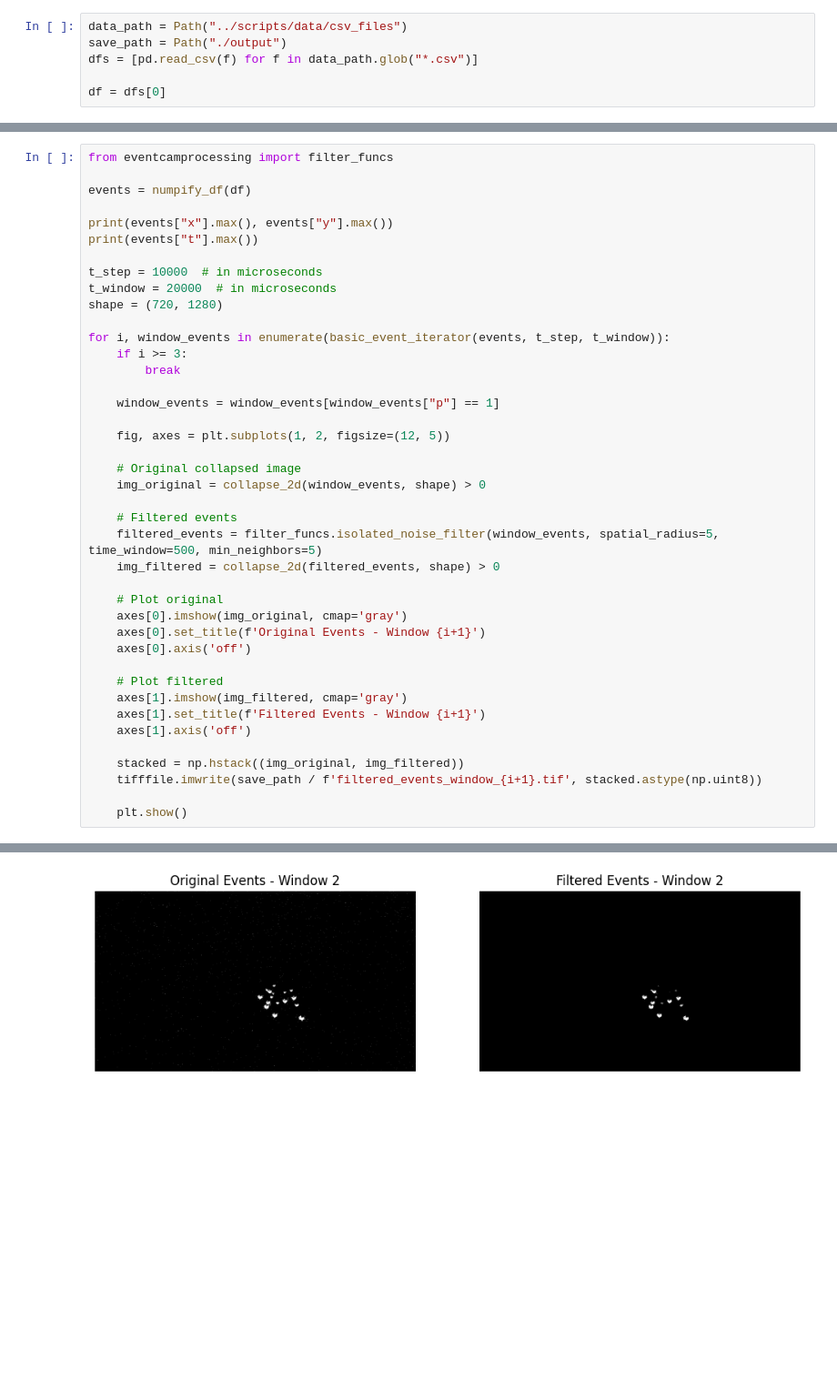
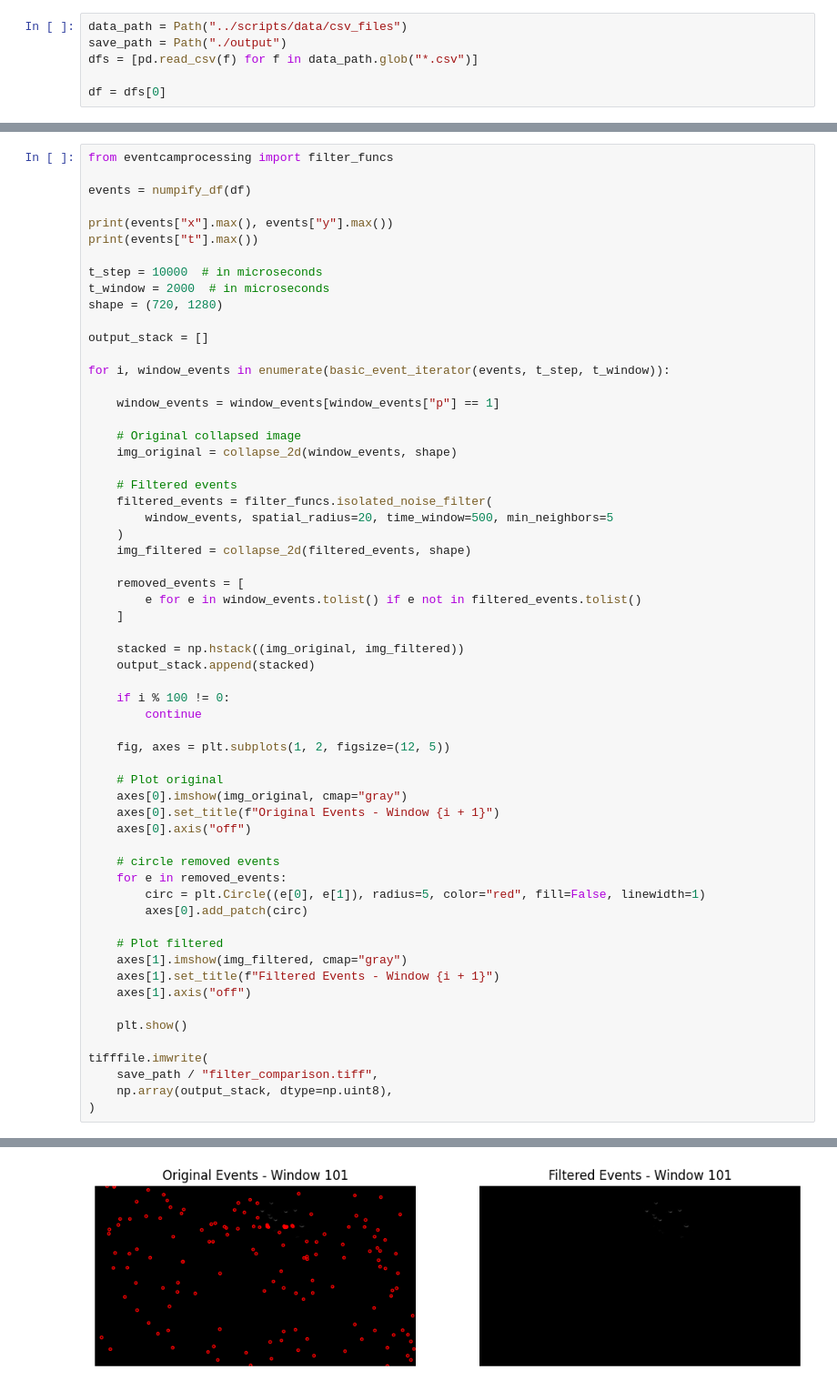
Before and after one commit to Harrison-Oatman/EventCamProcessing, a Jupyter notebook: figures/filter_figures.ipynb, the cells around one changed output, grey strips where cells are left out. Shown at 91% size. Drawn from its saved outputs; the diff is of its cells as text; blank space fills up the shorter version.

Commit message:
Figure jupyter notebooks

```diff
--- a/figures/filter_figures.ipynb
+++ b/figures/filter_figures.ipynb
@@ -56,37 +22,56 @@ print(events["x"].max(), events["y"].max())
 print(events["t"].max())
 
 t_step = 10000  # in microseconds
-t_window = 20000  # in microseconds
+t_window = 2000  # in microseconds
 shape = (720, 1280)
 
+output_stack = []
+
 for i, window_events in enumerate(basic_event_iterator(events, t_step, t_window)):
-    if i >= 3:
-        break
 
     window_events = window_events[window_events["p"] == 1]
 
+    # Original collapsed image
+    img_original = collapse_2d(window_events, shape)
+
+    # Filtered events
+    filtered_events = filter_funcs.isolated_noise_filter(
+        window_events, spatial_radius=20, time_window=500, min_neighbors=5
+    )
+    img_filtered = collapse_2d(filtered_events, shape)
+
+    removed_events = [
+        e for e in window_events.tolist() if e not in filtered_events.tolist()
+    ]
+
+    stacked = np.hstack((img_original, img_filtered))
+    output_stack.append(stacked)
+
+    if i % 100 != 0:
+        continue
+
     fig, axes = plt.subplots(1, 2, figsize=(12, 5))
 
-    # Original collapsed image
-    img_original = collapse_2d(window_events, shape) > 0
+    # Plot original
+    axes[0].imshow(img_original, cmap="gray")
+    axes[0].set_title(f"Original Events - Window {i + 1}")
+    axes[0].axis("off")
 
-    # Filtered events
-    filtered_events = filter_funcs.isolated_noise_filter(window_events, spatial_radius=5, time_window=500, min_neighbors=5)
-    img_filtered = collapse_2d(filtered_events, shape) > 0
-
-    # Plot original
-    axes[0].imshow(img_original, cmap='gray')
-    axes[0].set_title(f'Original Events - Window {i+1}')
-    axes[0].axis('off')
+    # circle removed events
+    for e in removed_events:
+        circ = plt.Circle((e[0], e[1]), radius=5, color="red", fill=False, linewidth=1)
+        axes[0].add_patch(circ)
 
     # Plot filtered
-    axes[1].imshow(img_filtered, cmap='gray')
-    axes[1].set_title(f'Filtered Events - Window {i+1}')
-    axes[1].axis('off')
-
-    stacked = np.hstack((img_original, img_filtered))
-    tifffile.imwrite(save_path / f'filtered_events_window_{i+1}.tif', stacked.astype(np.uint8))
+    axes[1].imshow(img_filtered, cmap="gray")
+    axes[1].set_title(f"Filtered Events - Window {i + 1}")
+    axes[1].axis("off")
 
     plt.show()
+
+tifffile.imwrite(
+    save_path / "filter_comparison.tiff",
+    np.array(output_stack, dtype=np.uint8),
+)
 # %% [output]
 1279 719
@@ -95 +80 @@ for i, window_events in enumerate(basic_event_iterator(events, t_step, t_window)
-[figure, old version]
+[figure, new version]
```
Also changed, not shown: parts of 3 cells of this notebook, 1 other file.
